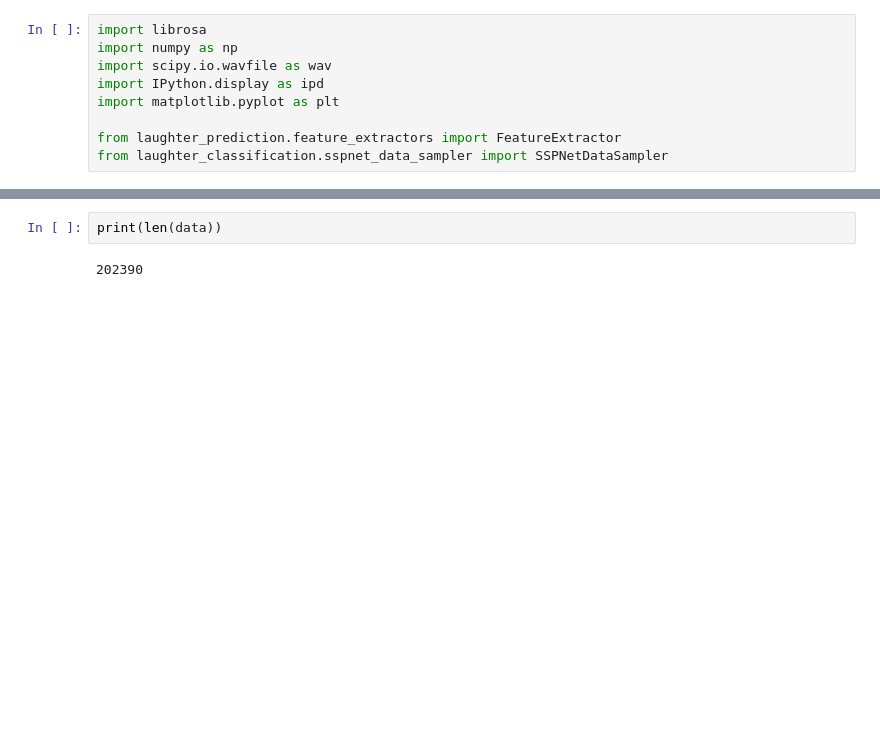
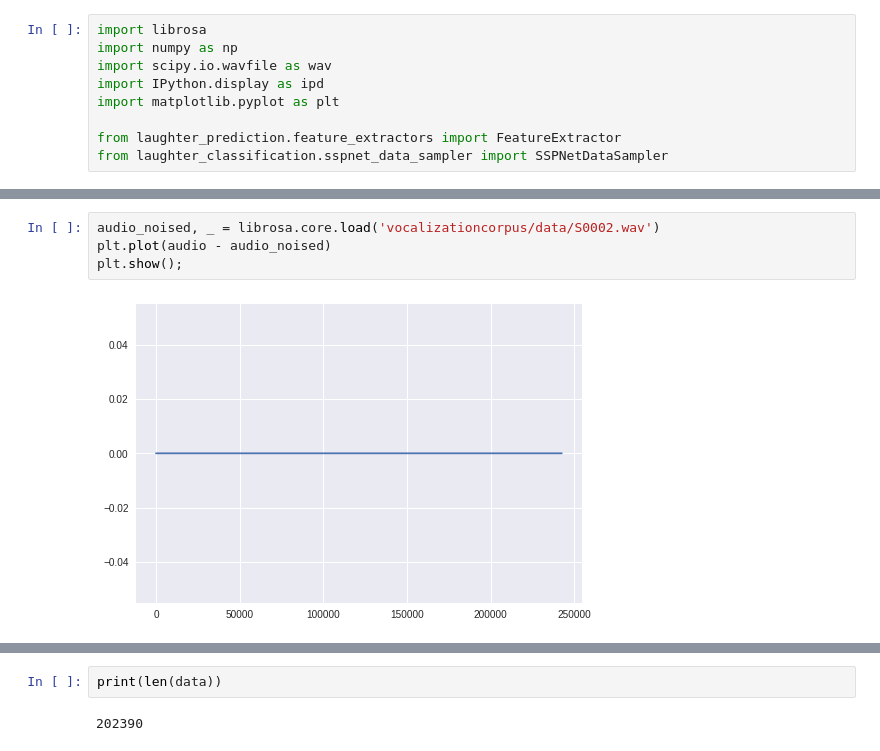
Before and after one commit to KatyaKos/speech_gen, a Jupyter notebook: hw2/homework/laugh.ipynb, the cells around one changed output, grey strips where cells are left out. Drawn from its saved outputs; the diff is of its cells as text; blank space fills up the shorter version.

```diff
--- a/hw2/homework/laugh.ipynb
+++ b/hw2/homework/laugh.ipynb
@@ -27,4 +27,10 @@ ipd.Audio(audio, rate=sr)
 # %% [output]
 [figure]
 [interactive output not drawn]
+# %%
+audio_noised, _ = librosa.core.load('vocalizationcorpus/data/S0002.wav')
+plt.plot(audio - audio_noised)
+plt.show();
+# %% [output]
+[figure, added]
 # %%
```
Also changed, not shown: parts of 26 cells of this notebook.
